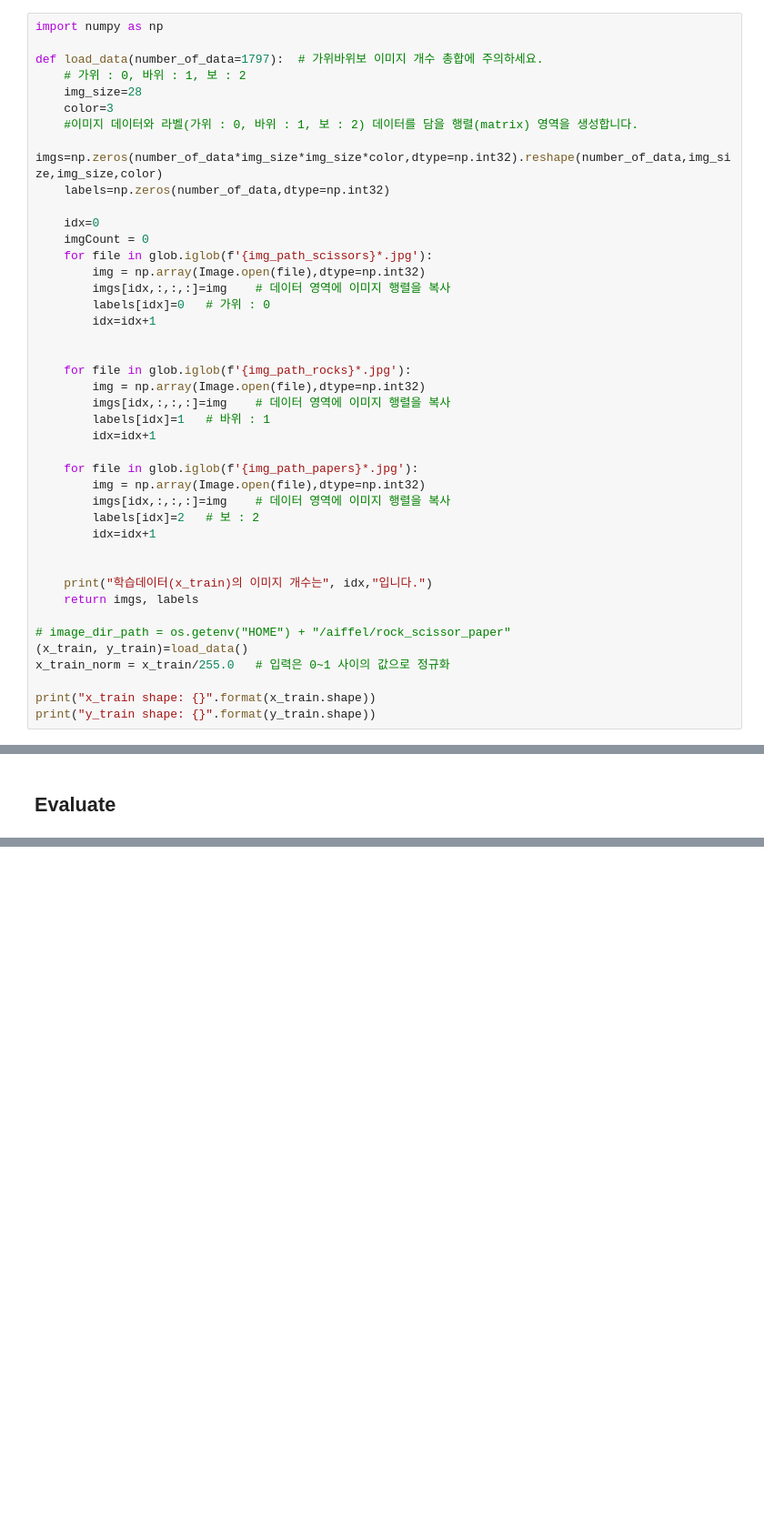
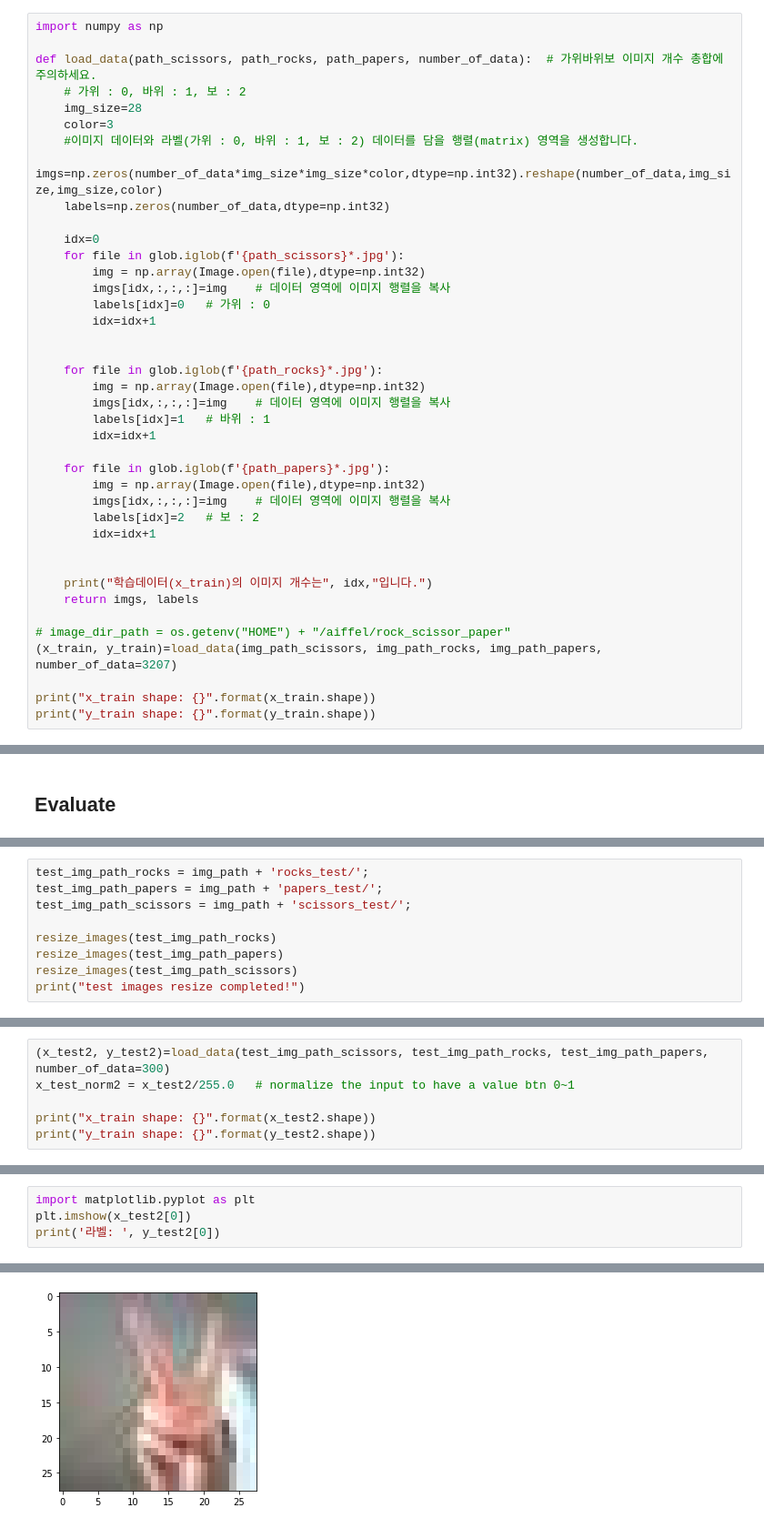
Before and after one commit to jieunjeon/Data-Science-Fundamental, a Jupyter notebook: Exploration/02_rock_scissor_paper.ipynb, the cells around one changed output, grey strips where cells are left out. Shown: that part at 91% size. Drawn from its saved outputs; the diff is of its cells as text; blank space fills up the shorter version.

Commit message:
add unseen test dataset and also improve the model (important**)

```diff
--- a/Exploration/02_rock_scissor_paper.ipynb
+++ b/Exploration/02_rock_scissor_paper.ipynb
@@ -84,7 +70,7 @@ print(f'{img_path_papers}*.jpg')
 # %%
 import numpy as np
 
-def load_data(number_of_data=1797):  # 가위바위보 이미지 개수 총합에 주의하세요.
+def load_data(path_scissors, path_rocks, path_papers, number_of_data):  # 가위바위보 이미지 개수 총합에 주의하세요.
     # 가위 : 0, 바위 : 1, 보 : 2
     img_size=28
     color=3
@@ -93,21 +79,20 @@ def load_data(number_of_data=1797):  # 가위바위보 이미지 개수 총합
     labels=np.zeros(number_of_data,dtype=np.int32)
 
     idx=0
-    imgCount = 0
-    for file in glob.iglob(f'{img_path_scissors}*.jpg'):
+    for file in glob.iglob(f'{path_scissors}*.jpg'):
         img = np.array(Image.open(file),dtype=np.int32)
         imgs[idx,:,:,:]=img    # 데이터 영역에 이미지 행렬을 복사
         labels[idx]=0   # 가위 : 0
         idx=idx+1
 
 
-    for file in glob.iglob(f'{img_path_rocks}*.jpg'):
+    for file in glob.iglob(f'{path_rocks}*.jpg'):
         img = np.array(Image.open(file),dtype=np.int32)
         imgs[idx,:,:,:]=img    # 데이터 영역에 이미지 행렬을 복사
         labels[idx]=1   # 바위 : 1
         idx=idx+1
 
-    for file in glob.iglob(f'{img_path_papers}*.jpg'):
+    for file in glob.iglob(f'{path_papers}*.jpg'):
         img = np.array(Image.open(file),dtype=np.int32)
         imgs[idx,:,:,:]=img    # 데이터 영역에 이미지 행렬을 복사
         labels[idx]=2   # 보 : 2
@@ -118,8 +103,7 @@ def load_data(number_of_data=1797):  # 가위바위보 이미지 개수 총합
     return imgs, labels
 
 # image_dir_path = os.getenv("HOME") + "/aiffel/rock_scissor_paper"
-(x_train, y_train)=load_data()
-x_train_norm = x_train/255.0   # 입력은 0~1 사이의 값으로 정규화
+(x_train, y_train)=load_data(img_path_scissors, img_path_rocks, img_path_papers, number_of_data=3207)
 
 print("x_train shape: {}".format(x_train.shape))
 print("y_train shape: {}".format(y_train.shape))
@@ -233,0 +242,9 @@ model.evaluate(x_test, y_test)
+# %%
+test_img_path_rocks = img_path + 'rocks_test/';
+test_img_path_papers = img_path + 'papers_test/';
+test_img_path_scissors = img_path + 'scissors_test/';
+
+resize_images(test_img_path_rocks)
+resize_images(test_img_path_papers)
+resize_images(test_img_path_scissors)
+print("test images resize completed!")
@@ -233,0 +261,6 @@ model.evaluate(x_test, y_test)
+# %%
+(x_test2, y_test2)=load_data(test_img_path_scissors, test_img_path_rocks, test_img_path_papers, number_of_data=300)
+x_test_norm2 = x_test2/255.0   # normalize the input to have a value btn 0~1
+
+print("x_train shape: {}".format(x_test2.shape))
+print("y_train shape: {}".format(y_test2.shape))
@@ -233,0 +273,5 @@ model.evaluate(x_test, y_test)
+# %%
+import matplotlib.pyplot as plt
+plt.imshow(x_test2[0])
+print('라벨: ', y_test2[0])
+# %% [output]
@@ -233,0 +279 @@ model.evaluate(x_test, y_test)
+[figure, added]
```
Also changed, not shown: parts of 24 cells of this notebook.
